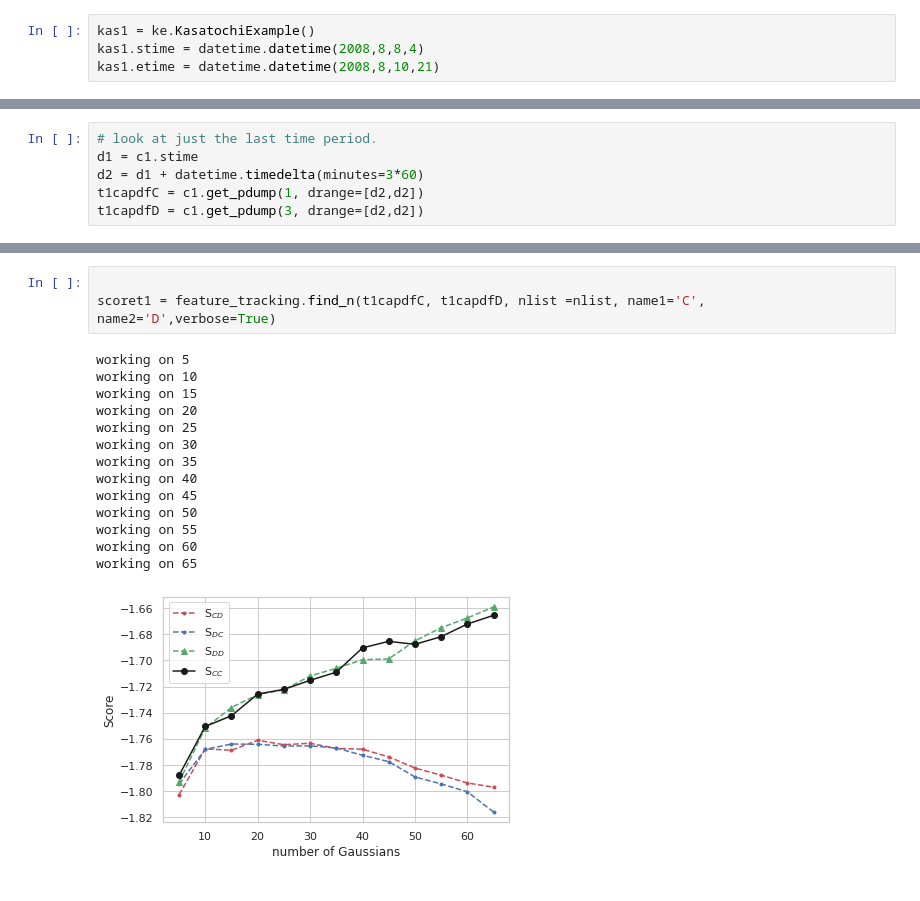
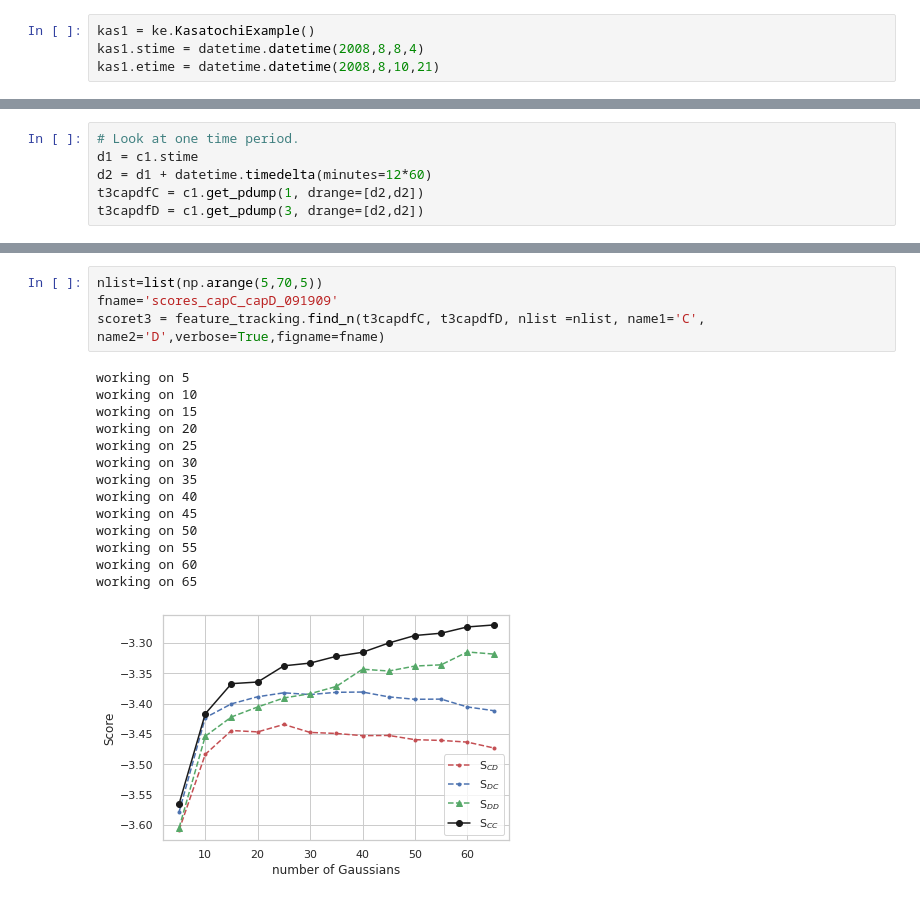
Before and after one commit to noaa-oar-arl/hysplit_gmm, a Jupyter notebook: AppendixB.ipynb, the cells around one changed output, grey strips where cells are left out. Cells and saved outputs as stored; diff of their text form.

Commit message:
AppendixB.ipynb modified. added mkFigB1.sh to FigureScripts added feature_tracking.py which helps create figures 7,8,9,B1

```diff
--- a/AppendixB.ipynb
+++ b/AppendixB.ipynb
@@ -233,8 +197,8 @@ working on 65
 # %%
-# look at just the last time period.
+# Look at one time period.
 d1 = c1.stime
-d2 = d1 + datetime.timedelta(minutes=3*60)
-t1capdfC = c1.get_pdump(1, drange=[d2,d2])
-t1capdfD = c1.get_pdump(3, drange=[d2,d2])
+d2 = d1 + datetime.timedelta(minutes=12*60)
+t3capdfC = c1.get_pdump(1, drange=[d2,d2])
+t3capdfD = c1.get_pdump(3, drange=[d2,d2])
 # %% [output]
 opening ./RunFiles/RunC/PARDUMP.cap1
@@ -244,18 +212,19 @@ Adding data  [(28, 5004, 1, 83, 9, 19, 0, 0)] 1983-09-19 00:00:00
 # %%
-
-scoret1 = feature_tracking.find_n(t1capdfC, t1capdfD, nlist =nlist, name1='C', name2='D',verbose=True)
+nlist=list(np.arange(5,70,5))
+fname='scores_capC_capD_091909'
+scoret3 = feature_tracking.find_n(t3capdfC, t3capdfD, nlist =nlist, name1='C', name2='D',verbose=True,figname=fname)
 # %% [output]
 working on 5
 working on 10
 working on 15
 working on 20
 working on 25
 working on 30
 working on 35
 working on 40
 working on 45
 working on 50
 working on 55
 working on 60
 working on 65
-[figure, old version]
+[figure, new version]
```
Also changed, not shown: parts of 27 cells of this notebook, 2 other files.
